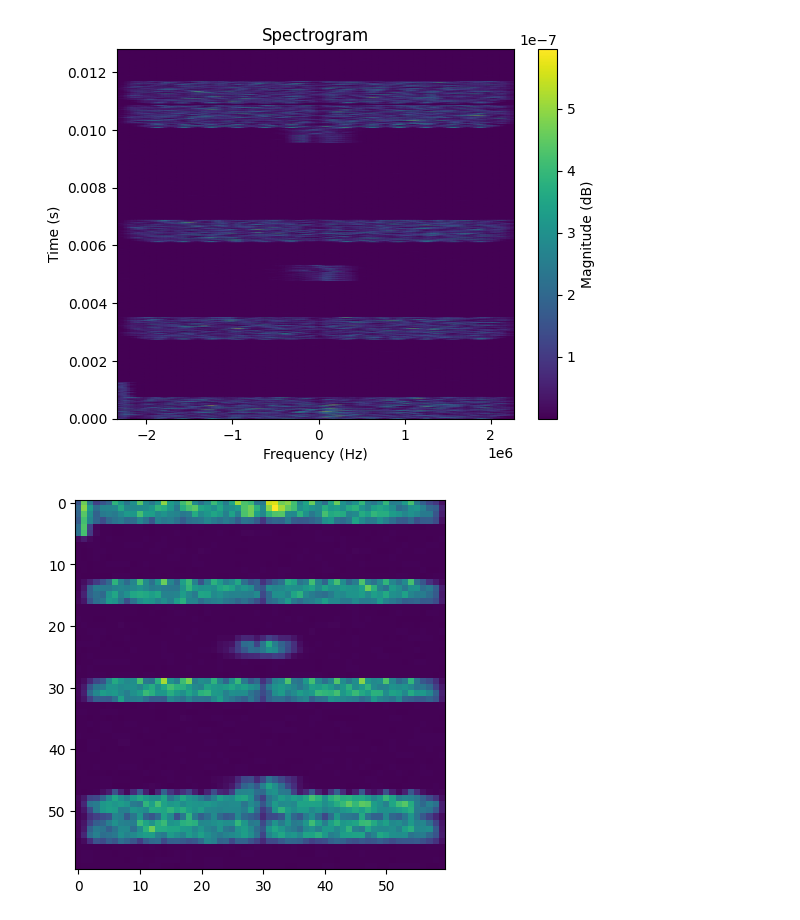
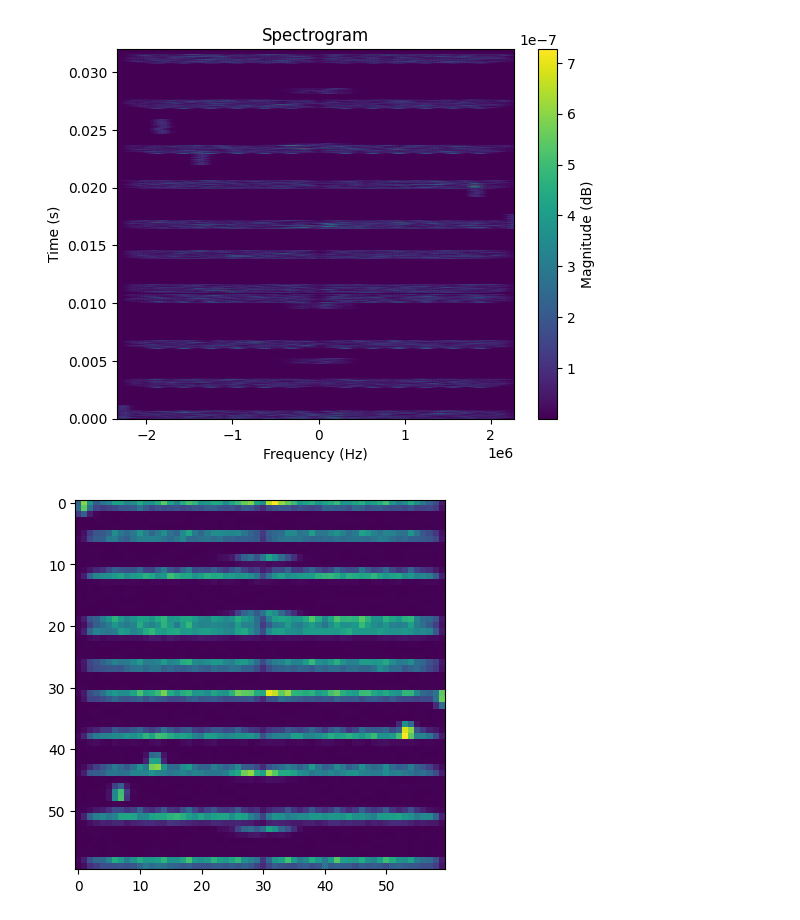
Before and after one commit to sds100/TinyMLSpectrumSensing, a Jupyter notebook: cnn.ipynb, the cells around one changed output. Saved outputs shown, nothing was run; the diff lists cells and outputs as text; code cells hidden in the pictures.

```diff
--- a/cnn.ipynb
+++ b/cnn.ipynb
@@ -108,41 +108,40 @@ def split_spectrogram(spectrogram: Spectrogram, duration: int) -> List[Spectrogr
 
         sub_spectrograms.append(
             Spectrogram(spectrogram.f,
                         spectrogram.t[start_index:end_index],
                         np.array(values_slice)))
 
         start_index += duration
         end_index += duration
 
     return sub_spectrograms
 
 
 # How long a spectrogram for one training image should be. This is the number of rows
 # in the spectrogram array.
-training_spec_duration = 2000
+training_spec_duration = 5000
 
-spectrogram_zbw = spectrograms["zbw"]
-
+spectrogram = spectrograms["zbw"]
 
 def take_frequencies(spec: Spectrogram, start: int, end: int) -> Spectrogram:
     # for spectrum painting to work best, the WiFi signal must
     # fill the spectrogram so only take the frequencies for the
     # WiFi signal
     spec.f = spec.f[start:end]
     spec.values = spec.values[start:end]
     return spec
 
 
-middle: int = len(spectrogram_zbw.values) // 2
+middle: int = len(spectrogram.values) // 2
 start_freq: int = middle - 30
 end_freq: int = middle + 30
 
-spectrogram_zbw = take_frequencies(spectrogram_zbw, start_freq, end_freq)
-zbw_spectrogram_slices = split_spectrogram(spectrogram_zbw, training_spec_duration)
+spectrogram = take_frequencies(spectrogram, start_freq, end_freq)
+spectrogram_slices = split_spectrogram(spectrogram, training_spec_duration)
 
-plot_spectrogram(zbw_spectrogram_slices[0])
+plot_spectrogram(spectrogram_slices[0])
 # %% [output]
-[figure, old version]
+[figure, new version]
 # %%
 def downsample(spectrogram: npt.NDArray[float], resolution: int) -> npt.NDArray:
     """
@@ -164,12 +163,12 @@ def downsample(spectrogram: npt.NDArray[float], resolution: int) -> npt.NDArray:
 
 target_resolution = 60
 
-downsampled_spectrograms = [downsample(spec.values, target_resolution) for spec in zbw_spectrogram_slices]
+downsampled_spectrograms = [downsample(spec.values, target_resolution) for spec in spectrogram_slices]
 
 plt.imshow(downsampled_spectrograms[0].T)
 plt.show()
 # %% [output]
-[figure, old version]
+[figure, new version]
 # %%
 def augment(spectrogram: npt.NDArray[float], K: int, L: int, D: int) -> npt.NDArray[float]:
     """
```
Also changed, not shown: parts of 4 cells of this notebook, 4 other files.
